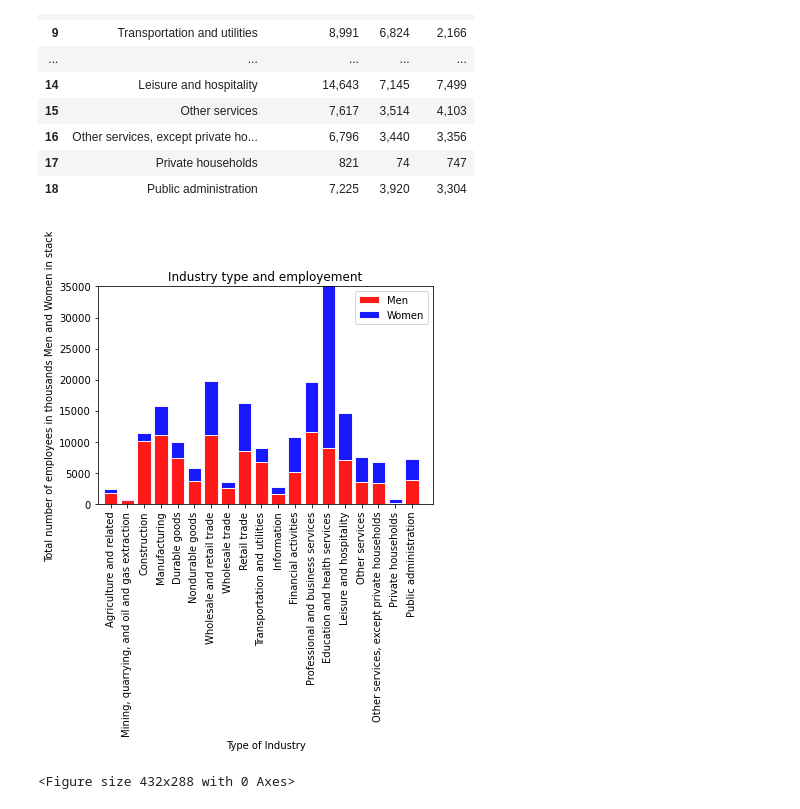
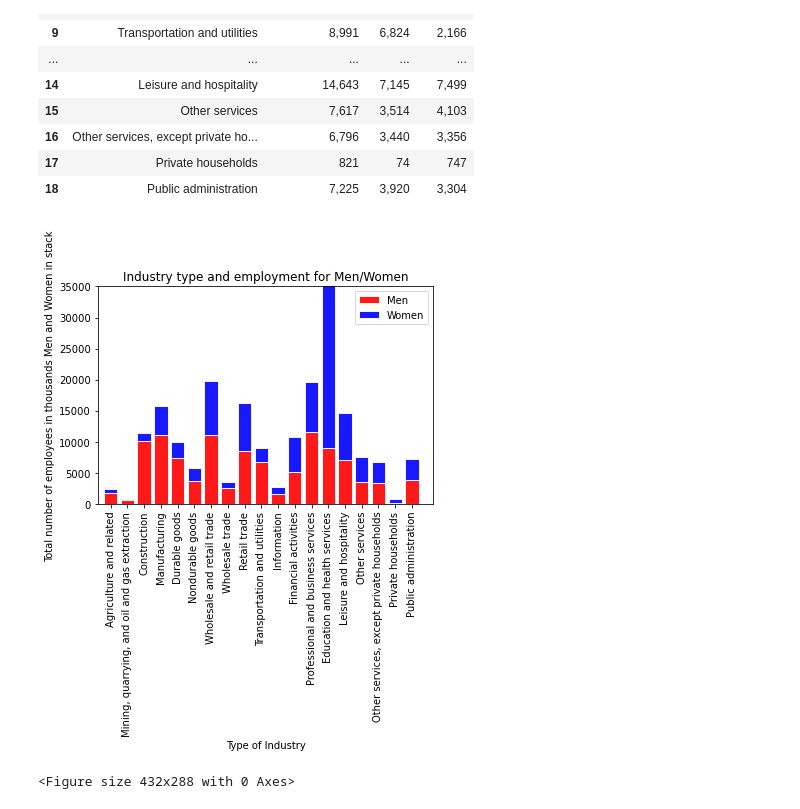
Before and after one commit to chinnamanaidu/project_rutgers, a Jupyter notebook: Project_bls/bls_starter.ipynb, the cells around one changed output. Cells and saved outputs as stored; diff of their text form; code cells hidden in the pictures.

```diff
--- a/Project_bls/bls_starter.ipynb
+++ b/Project_bls/bls_starter.ipynb
@@ -273,35 +284,35 @@ Men_occ = []
 Women_occ = []
 
 for x in x_axis:
     Men_occ.append(ind_menwomen_metadata['Men'][x])
     Women_occ.append(ind_menwomen_metadata['Women'][x])
 
-plt.title("Industry type and employement")
+plt.title("Industry type and employment for Men/Women")
 plt.xlabel("Type of Industry")
 plt.ylabel("Total number of employees in thousands Men and Women in stack")
 total_emp = ind_menwomen_metadata["Men"].astype('float') +10
 plt.xlim(-0.75, len(industry_type)+.25)
 #plt.ylim(0, max(total_emp) )
 #plt.xlim(-0.75, len(gyms)-.25)
 plt.ylim(0, 27000)
 #plt.ylim(0, max(ind_totalemp_metadata['Professional occupations'])+ 100)
 plt.ylim(0, 35000)
 
 clt = []
 clt.append(ind_menwomen_metadata.columns[2])
 clt.append(ind_menwomen_metadata.columns[3])
 
 p1=plt.bar(x_axis, Men_occ, facecolor="red", color = "red", edgecolor="white", alpha=0.9, align="center")
 p2=plt.bar(x_axis, Women_occ, facecolor="blue", color = "blue", bottom=Men_occ, edgecolor="white", alpha=0.9, align="center")
 
 plt.xticks(range(0, len(industry_type)), industry_type, rotation="vertical")
 #plt.legend(clr,clt, loc="best")
 plt.legend((p1,p2), clt, loc='upper right', bbox_to_anchor=(1,1))
 plt.savefig("industry_total_gender.png")
 plt.show()
 plt.tight_layout()
 # %% [output]
-[figure, old version]
+[figure, new version]
 <Figure size 432x288 with 0 Axes>
 # %%
 n=len(industry_type)
```
Also changed, not shown: parts of 9 cells of this notebook, 47 other files.
